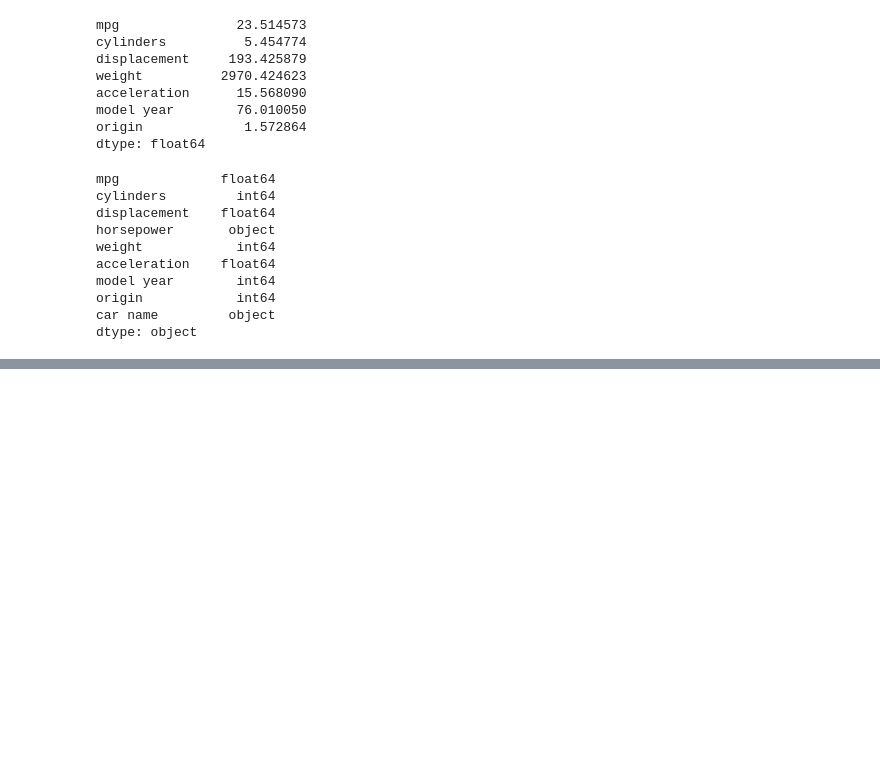
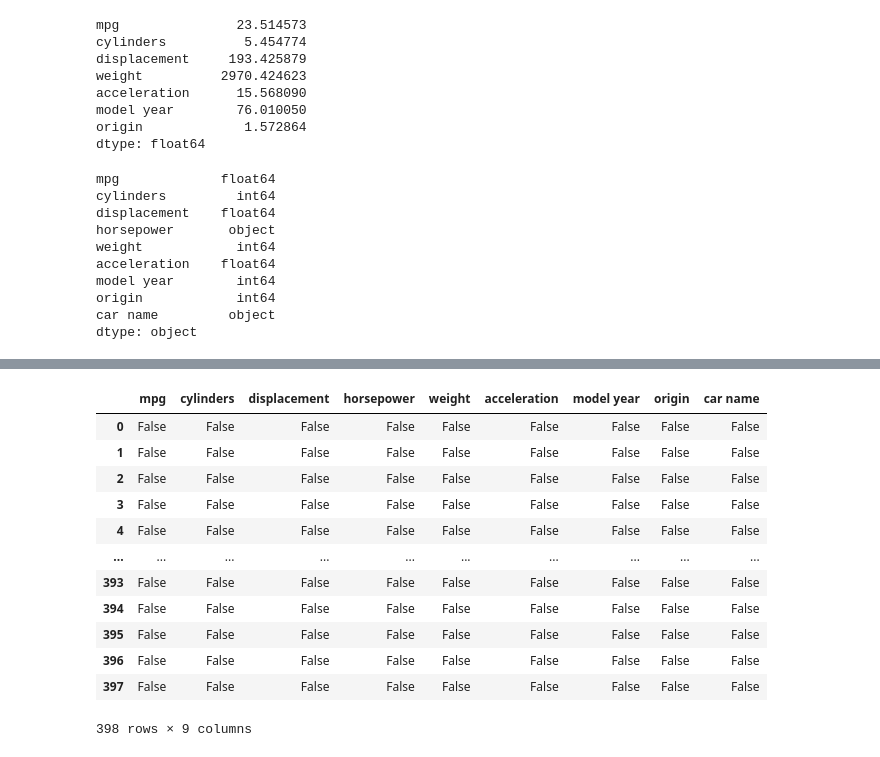
Before and after one commit to ENSF611/lab0-data-and-visualization-review-HAZberi, a Jupyter notebook: lab0-pandas-auto_mpg.ipynb, the cells around one changed output, grey strips where cells are left out. Cells and saved outputs as stored; diff of their text form; code cells hidden in the pictures; blank space fills up the shorter version.

```diff
--- a/lab0-pandas-auto_mpg.ipynb
+++ b/lab0-pandas-auto_mpg.ipynb
@@ -74,0 +140,17 @@ dtype: object
+# %%
+#Finding null values
+data.isnull()
+# %% [output]
+|  | mpg | cylinders | displacement | horsepower | weight | acceleration | model year | origin | car name |
+| 0 | False | False | False | False | False | False | False | False | False |
+| 1 | False | False | False | False | False | False | False | False | False |
+| 2 | False | False | False | False | False | False | False | False | False |
+| 3 | False | False | False | False | False | False | False | False | False |
+| 4 | False | False | False | False | False | False | False | False | False |
+| ... | ... | ... | ... | ... | ... | ... | ... | ... | ... |
+| 393 | False | False | False | False | False | False | False | False | False |
+| 394 | False | False | False | False | False | False | False | False | False |
+| 395 | False | False | False | False | False | False | False | False | False |
+| 396 | False | False | False | False | False | False | False | False | False |
+| 397 | False | False | False | False | False | False | False | False | False |
+398 rows × 9 columns
```
Also changed, not shown: parts of 8 cells of this notebook, 1 other file.
